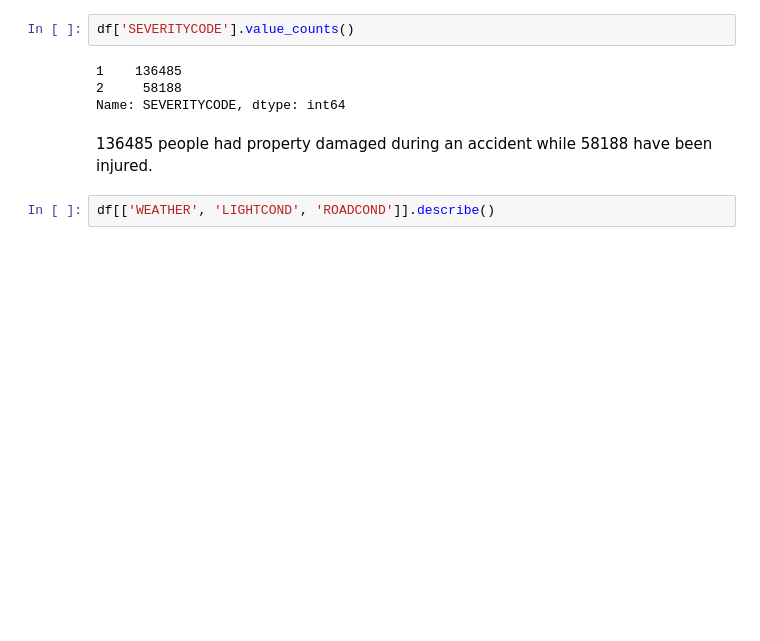
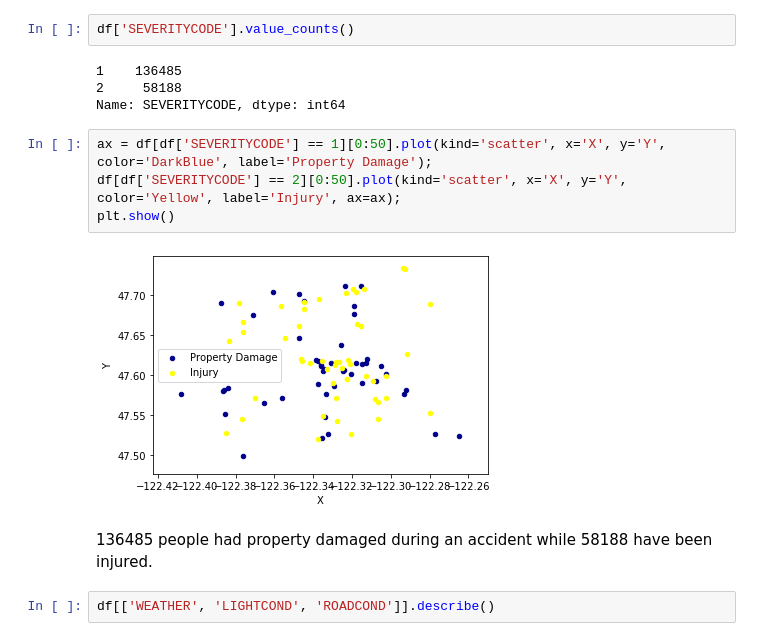
Before and after one commit to corduroy24/Coursera_Capstone, a Jupyter notebook: Coursera_Capstone.ipynb, the cells around one changed output. Cells and saved outputs as stored; diff of their text form; blank space fills up the shorter version.

```diff
--- a/Coursera_Capstone.ipynb
+++ b/Coursera_Capstone.ipynb
@@ -92,6 +92,12 @@ df['SEVERITYCODE'].value_counts()
 1    136485
 2     58188
 Name: SEVERITYCODE, dtype: int64
+# %%
+ax = df[df['SEVERITYCODE'] == 1][0:50].plot(kind='scatter', x='X', y='Y', color='DarkBlue', label='Property Damage');
+df[df['SEVERITYCODE'] == 2][0:50].plot(kind='scatter', x='X', y='Y', color='Yellow', label='Injury', ax=ax);
+plt.show()
+# %% [output]
+[figure, added]
 # %% [markdown]
 136485 people had property damaged during an accident while 58188 have been injured.
 # %%
```
Also changed, not shown: parts of 63 cells of this notebook, 1 other file.
